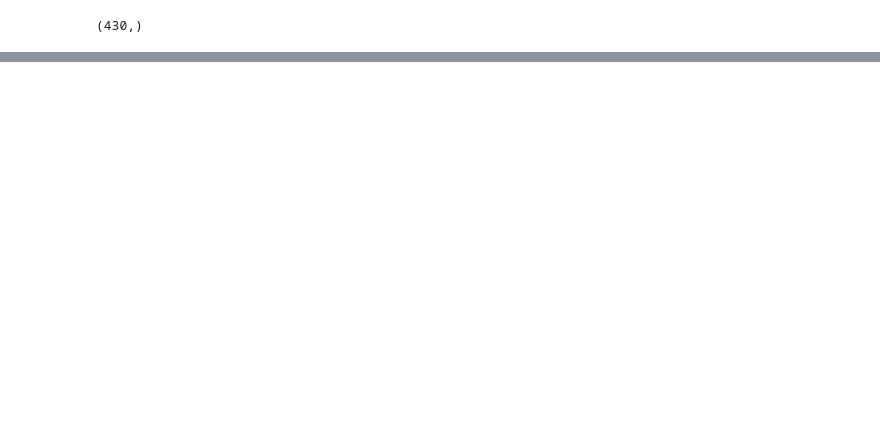
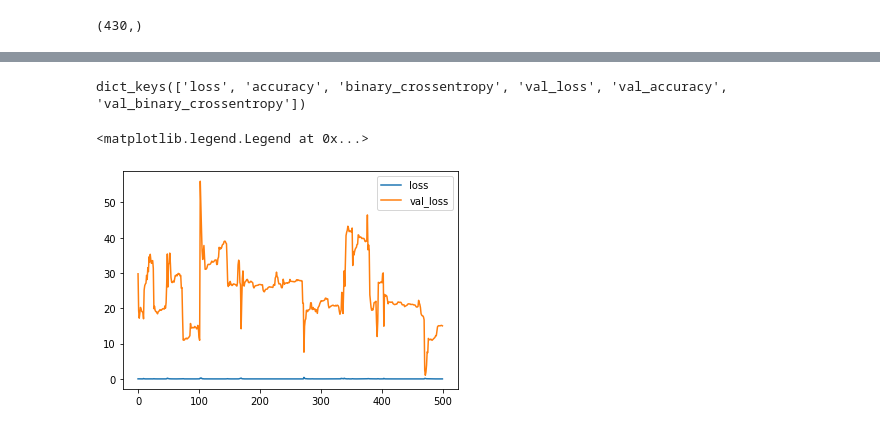
Before and after one commit to sanjeebtiwary/Data-Analysis-Model-to-Help-Reveal-Potential-Infertility-Treatments, a Jupyter notebook: Infertilitydata2.ipynb, the cells around one changed output, grey strips where cells are left out. Saved outputs shown, nothing was run; the diff lists cells and outputs as text; code cells hidden in the pictures; blank space fills up the shorter version.

```diff
--- a/Infertilitydata2.ipynb
+++ b/Infertilitydata2.ipynb
@@ -179,0 +196,11 @@ Epoch 500/500
+# %%
+history.history.keys()
+# %% [output]
+dict_keys(['loss', 'accuracy', 'binary_crossentropy', 'val_loss', 'val_accuracy', 'val_binary_crossentropy'])
+# %%
+plt.plot(hiatory.history['loss'], label='loss')
+plt.plot(hiatory.history['val_loss'], label='val_loss')
+plt.legend()
+# %% [output]
+<matplotlib.legend.Legend at 0x...>
+[figure, added]
```
Also changed, not shown: parts of 21 cells of this notebook.
